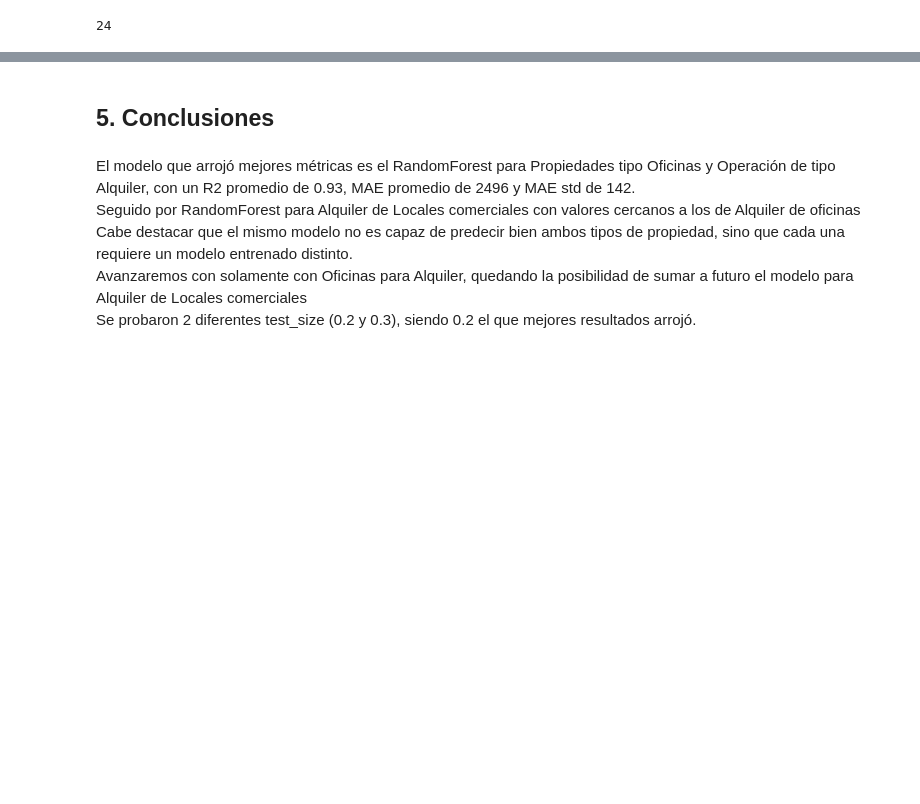
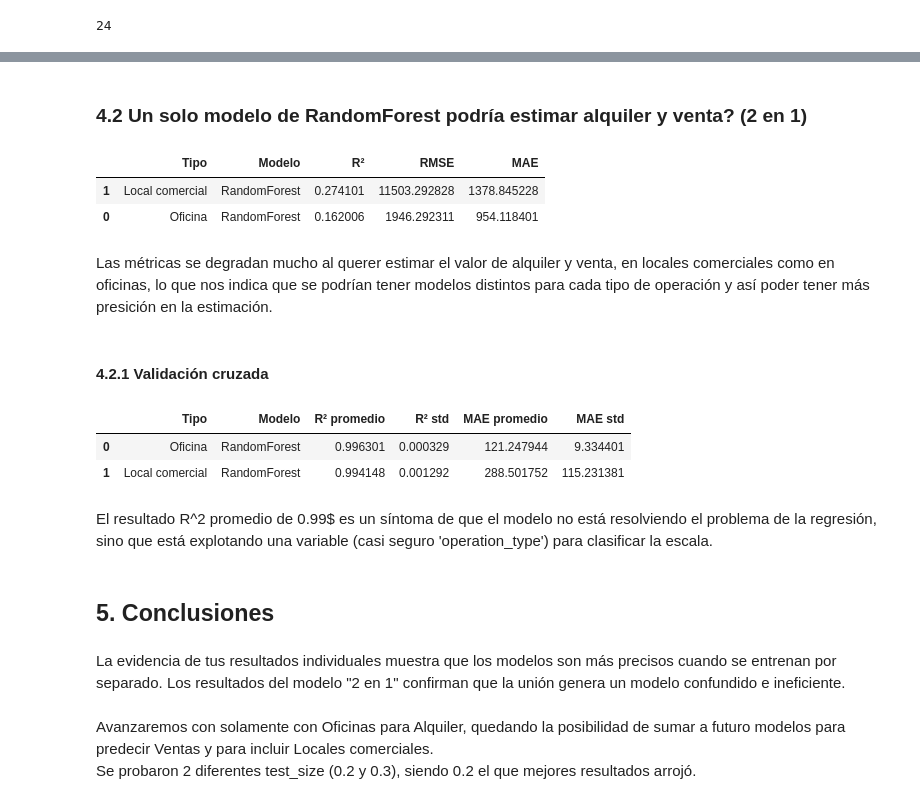
Before and after one commit to pixelciosa/Model_Price_prediction, a Jupyter notebook: notebooks/02_Models_comparisson.ipynb, the cells around one changed output, grey strips where cells are left out. Saved outputs shown, nothing was run; the diff lists cells and outputs as text; code cells hidden in the pictures; blank space fills up the shorter version.

```diff
--- a/notebooks/02_Models_comparisson.ipynb
+++ b/notebooks/02_Models_comparisson.ipynb
@@ -344,0 +359,6 @@ results_df
+# %% [markdown]
+### 4.2 Un solo modelo de RandomForest podría estimar alquiler y venta? (2 en 1)
+# %%
+le = LabelEncoder()
+df_le['operation_type'] = le.fit_transform(df_le['operation_type'])
+df_le.drop(columns=['operation_type'], inplace=True)
@@ -345,8 +403,68 @@ results_df
+# %%
+results.sort_values(by='R²', ascending=False)
+# %% [output]
+|  | Tipo | Modelo | R² | RMSE | MAE |
+| 1 | Local comercial | RandomForest | 0.274101 | 11503.292828 | 1378.845228 |
+| 0 | Oficina | RandomForest | 0.162006 | 1946.292311 | 954.118401 |
+# %% [markdown]
+Las métricas se degradan mucho al querer estimar el valor de alquiler y venta, en locales comerciales como en oficinas, lo que nos indica que se podrían tener modelos distintos para cada tipo de operación y así poder tener más presición en la estimación.
+# %% [markdown]
+#### 4.2.1 Validación cruzada
+# %%
+# Configuración general
+kf = KFold(n_splits=5, shuffle=True, random_state=42)
+scorer_r2 = 'r2'
+scorer_mae_custom = make_scorer(mae_exp, greater_is_better=False) # Se utiliza 'greater_is_better=False' porque un MAE menor es mejor.
+
+results = []
+
+# Iteramos por tipo de propiedad
+for tp in tipo_propiedad:
+    df_le_sub = df_le[df_le['property_type'] == tp]
+    df_le_sub = df_le_sub.drop(columns=['property_type'], axis=1)
+
+    # Separación X/y
+    y_tree = np.log1p(df_le_sub['price_per_m2'])
+    X_tree = df_le_sub.drop(columns=['price_per_m2'])
+
+    # Random Forest
+    rf_model_2in1 = RandomForestRegressor(
+        n_estimators=500,
+        max_depth=None,
+        max_features='sqrt',
+        min_samples_split=2,
+        min_samples_leaf=2,
+        random_state=42
+    )
+    scores_r2_rf = cross_val_score(rf_model_2in1, X_tree, y_tree, cv=kf, scoring=scorer_r2)
+
+    # MAE: Usamos el custom scorer (scorer_mae_custom)
+    # y_tree es pasada, pero el custom scorer la transforma internamente
+    scores_mae_rf = cross_val_score(rf_model_2in1, X_tree, y_tree, cv=kf, scoring=scorer_mae_custom)
+
+    results.append({
+        "Tipo": tp,
+        "Modelo": "RandomForest",
+        "R² promedio": scores_r2_rf.mean(),
+        "R² std": scores_r2_rf.std(),
+        "MAE promedio": -scores_mae_rf.mean(), # Se invierte el signo para obtener el MAE positivo
+        "MAE std": scores_mae_rf.std()
+    })
+
+# Tabla final
+results_df = pd.DataFrame(results)
+results_df = results_df.sort_values(by=["MAE promedio", "R² promedio"]).reset_index(drop=True)
+results_df
+# %% [output]
+|  | Tipo | Modelo | R² promedio | R² std | MAE promedio | MAE std |
+| 0 | Oficina | RandomForest | 0.996301 | 0.000329 | 121.247944 | 9.334401 |
+| 1 | Local comercial | RandomForest | 0.994148 | 0.001292 | 288.501752 | 115.231381 |
+# %% [markdown]
+El resultado R^2 promedio de 0.99$ es un síntoma de que el modelo no está resolviendo el problema de la regresión, sino que está explotando una variable (casi seguro 'operation_type') para clasificar la escala.
 # %% [markdown]
 ## 5. Conclusiones
 # %% [markdown]
-El modelo que arrojó mejores métricas es el RandomForest para Propiedades tipo Oficinas y Operación de tipo Alquiler, con un R2 promedio de 0.93, MAE promedio de 2496 y MAE std de 142. <br>
-Seguido por RandomForest para Alquiler de Locales comerciales con valores cercanos a los de Alquiler de oficinas <br>
-Cabe destacar que el mismo modelo no es capaz de predecir bien ambos tipos de propiedad, sino que cada una requiere un modelo entrenado distinto. <br>
-Avanzaremos con solamente con Oficinas para Alquiler, quedando la posibilidad de sumar a futuro el modelo para Alquiler de Locales comerciales <br>
+La evidencia de tus resultados individuales muestra que los modelos son más precisos cuando se entrenan por separado. Los resultados del modelo "2 en 1" confirman que la unión genera un modelo confundido e ineficiente.<br>
+<br>
+Avanzaremos con solamente con Oficinas para Alquiler, quedando la posibilidad de sumar a futuro modelos para predecir Ventas y para incluir Locales comerciales. <br>
 Se probaron 2 diferentes test_size (0.2 y 0.3), siendo 0.2 el que mejores resultados arrojó.
```
Also changed, not shown: parts of 27 cells of this notebook, 2 other files.
